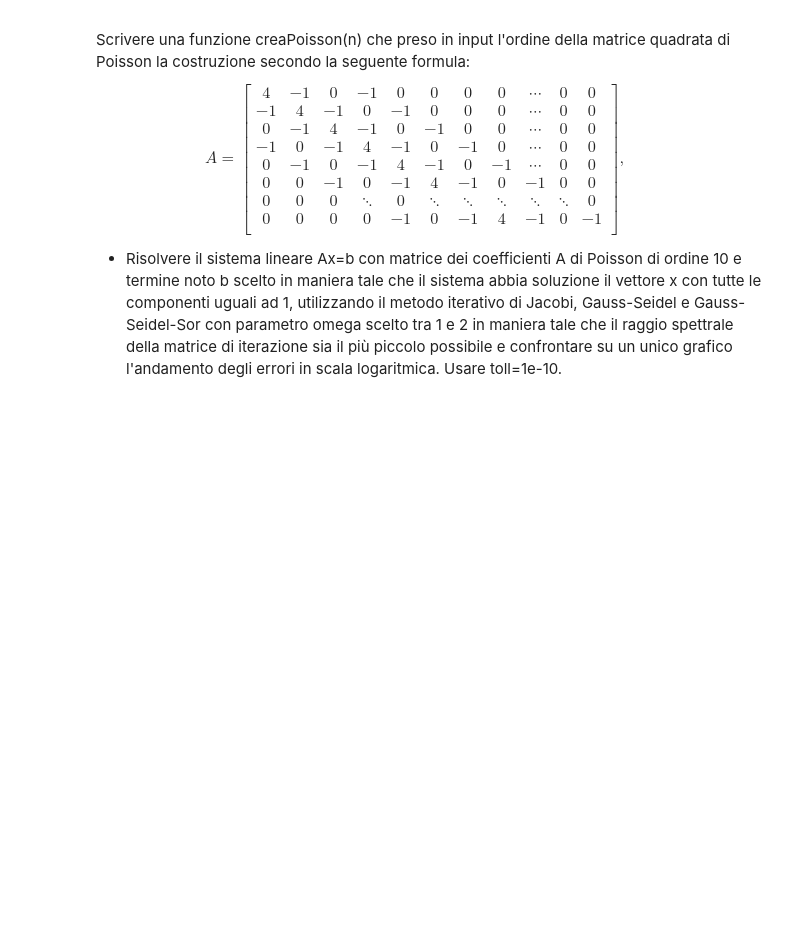
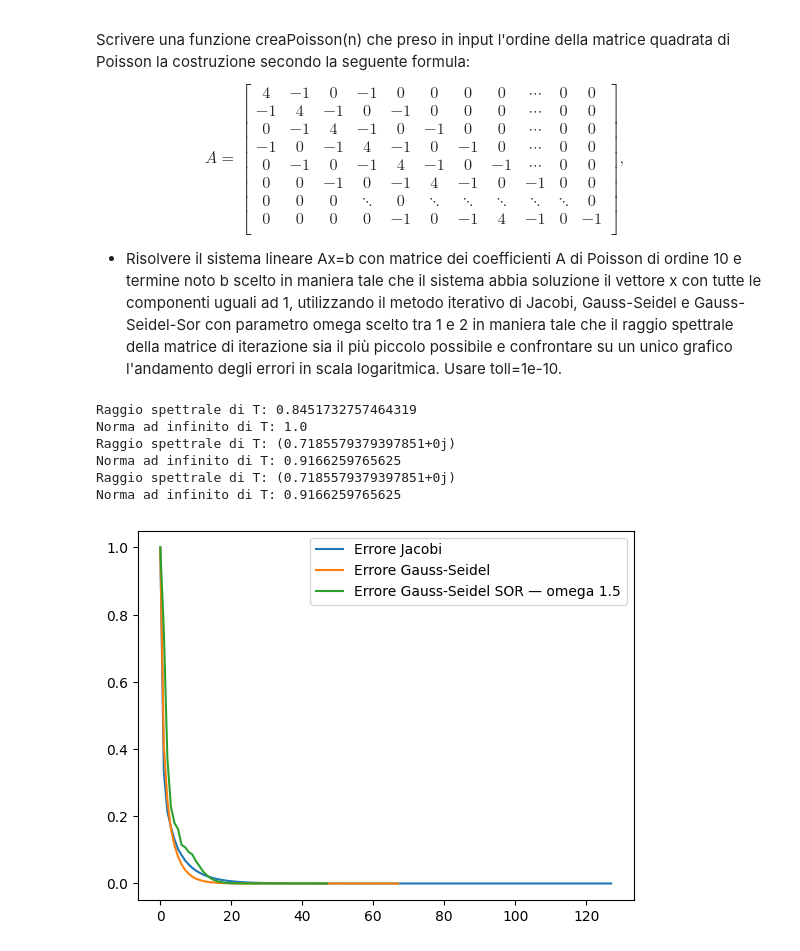
Before and after one commit to Nickolausen/unibo-metodi-numerici, a Jupyter notebook: lab09/Esercitazione15_Aprile_2025.ipynb, the cells around one changed output. Drawn from its saved outputs; the diff is of its cells as text; code cells hidden in the pictures; blank space fills up the shorter version.

```diff
--- a/lab09/Esercitazione15_Aprile_2025.ipynb
+++ b/lab09/Esercitazione15_Aprile_2025.ipynb
@@ -289,3 +363,45 @@ $$A =
  \right ], \qquad
 $$
 - Risolvere il sistema lineare Ax=b con matrice dei coefficienti A di Poisson di ordine 10 e termine noto b scelto in maniera tale che il sistema abbia soluzione il vettore x con tutte le componenti  uguali ad 1, utilizzando  il metodo iterativo di Jacobi, Gauss-Seidel e Gauss-Seidel-Sor con parametro omega scelto tra 1 e 2 in maniera tale che il raggio spettrale della matrice di iterazione sia il più piccolo possibile e confrontare su un unico grafico l'andamento degli errori in scala logaritmica. Usare toll=1e-10.
+# %%
+def creaPoisson(n):
+    main_d = np.zeros(n) + 4
+    lower_d = np.zeros(n - 1) - 1
+    upper_d = lower_d
+    lower_lower_d = np.zeros(n - 3) - 1
+    upper_upper_d = lower_lower_d
+    A1 = np.diag(main_d)
+    A2 = np.diag(lower_d, k=-1)
+    A3 = np.diag(upper_d, k=1)
+    return A1 + A2 + A3 + np.diag(upper_upper_d, k=3) + np.diag(lower_lower_d, k=-3)
+
+n = 10
+A = creaPoisson(n)
+b = np.sum(A, axis=1)
+x0 = np.zeros(A.shape[0])
+toll = 1e-10
+omega = 1.5
+
+jac_res = jacobi(A, b, x0, toll, 1_000)
+gs_res = gauss_seidel(A, b, x0, toll, 1_000)
+gs_sor_res = gauss_seidel_sor(A, b, x0, omega, toll, 1_000)
+
+plt.plot(
+    range(len(jac_res[1])), jac_res[1],
+    range(len(gs_res[1])), gs_res[1],
+    range(len(gs_sor_res[1])), gs_sor_res[1]
+)
+plt.legend([
+    "Errore Jacobi",
+    "Errore Gauss-Seidel",
+    f"Errore Gauss-Seidel SOR — omega {omega}"
+])
+plt.show()
+# %% [output]
+Raggio spettrale di T: 0.8451732757464319
+Norma ad infinito di T: 1.0
+Raggio spettrale di T: (0.7185579379397851+0j)
+Norma ad infinito di T: 0.9166259765625
+Raggio spettrale di T: (0.7185579379397851+0j)
+Norma ad infinito di T: 0.9166259765625
+[figure, added]
```
Also changed, not shown: parts of 3 cells of this notebook, 7 other files.
